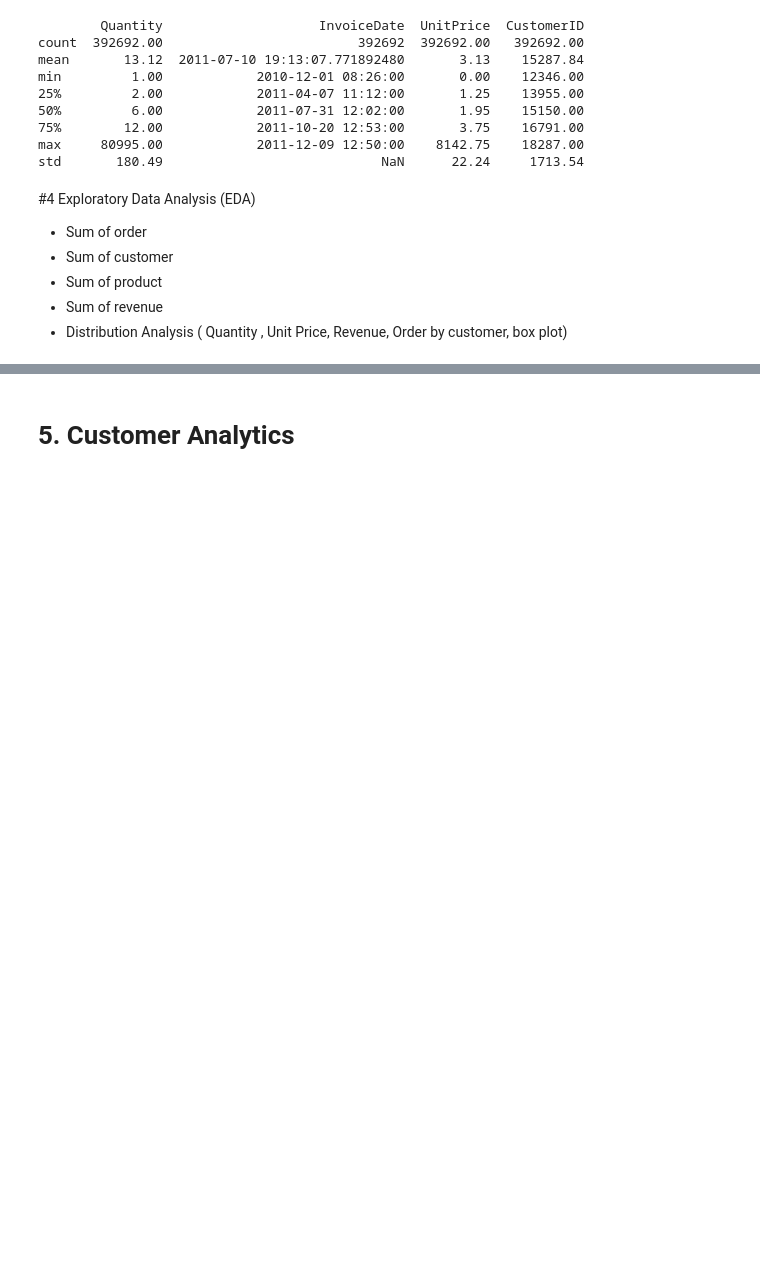
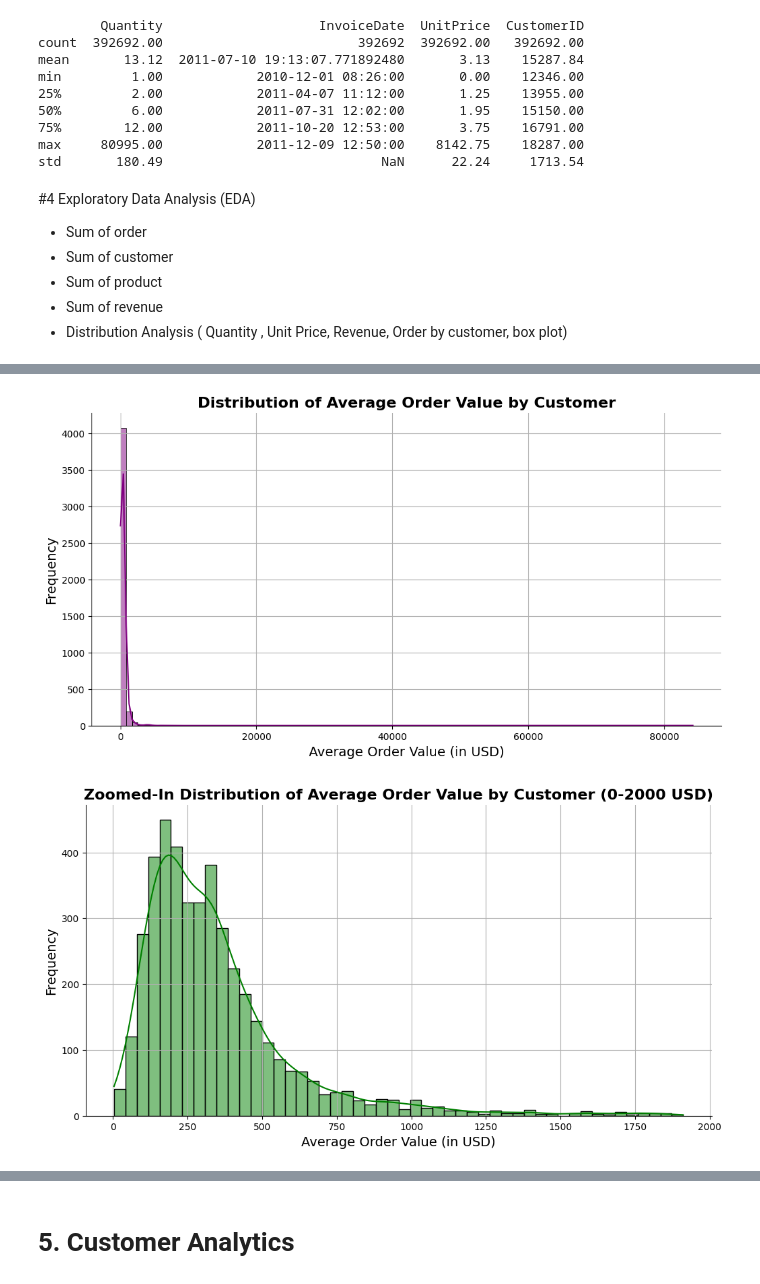
Before and after one commit to nguyennhat7102/Project_5_Retail_Sales, a Jupyter notebook: retail_datacamp.ipynb, the cells around one changed output, grey strips where cells are left out. Drawn from its saved outputs; the diff is of its cells as text; code cells hidden in the pictures; blank space fills up the shorter version.

```diff
--- a/retail_datacamp.ipynb
+++ b/retail_datacamp.ipynb
@@ -317,0 +303,10 @@ dtype: float64
+# %%
+# Caculator AOV
+avg_order_values_by_customer = df.groupby('CustomerID').agg({
+    'InvoiceNo': 'nunique',
+    'Revenue': 'sum'
+}).reset_index()
+avg_order_values_by_customer.columns = ['CustomerID', 'TotalOrders', 'TotalRevenue']
+avg_order_values_by_customer['AvgOrderValue'] = avg_order_values_by_customer['TotalRevenue'] / avg_order_values_by_customer['TotalOrders']
+avg_order_values_by_customer.sort_values(by='AvgOrderValue', ascending=False, inplace=True)
+display(avg_order_values_by_customer.head(10))
@@ -317,0 +326,26 @@ dtype: float64
+# %%
+
+# Whole Histogram of Average Order Value by Customer
+plt.figure(figsize=(12, 6))
+sns.histplot(avg_order_values_by_customer['AvgOrderValue'], bins=100, color='purple', kde=True)
+
+plt.title('Distribution of Average Order Value by Customer', fontsize=16, fontweight='bold')
+plt.xlabel('Average Order Value (in USD)', fontsize=14)
+plt.ylabel('Frequency', fontsize=14)
+plt.grid(True)
+sns.despine()
+plt.show()
+
+# Zoomed-in Histogram for $0-$2000 Range
+plt.figure(figsize=(12, 6))
+sns.histplot(avg_order_values_by_customer[avg_order_values_by_customer['AvgOrderValue'] <= 2000]['AvgOrderValue'],
+             bins=50, color='green', kde=True)
+plt.title('Zoomed-In Distribution of Average Order Value by Customer (0-2000 USD)', fontsize=16, fontweight='bold')
+plt.xlabel('Average Order Value (in USD)', fontsize=14)
+plt.ylabel('Frequency', fontsize=14)
+plt.grid(True)
+sns.despine()
+plt.show()
+# %% [output]
+[figure, added]
+[figure, added]
```
Also changed, not shown: parts of 29 cells of this notebook, 6 other files.
